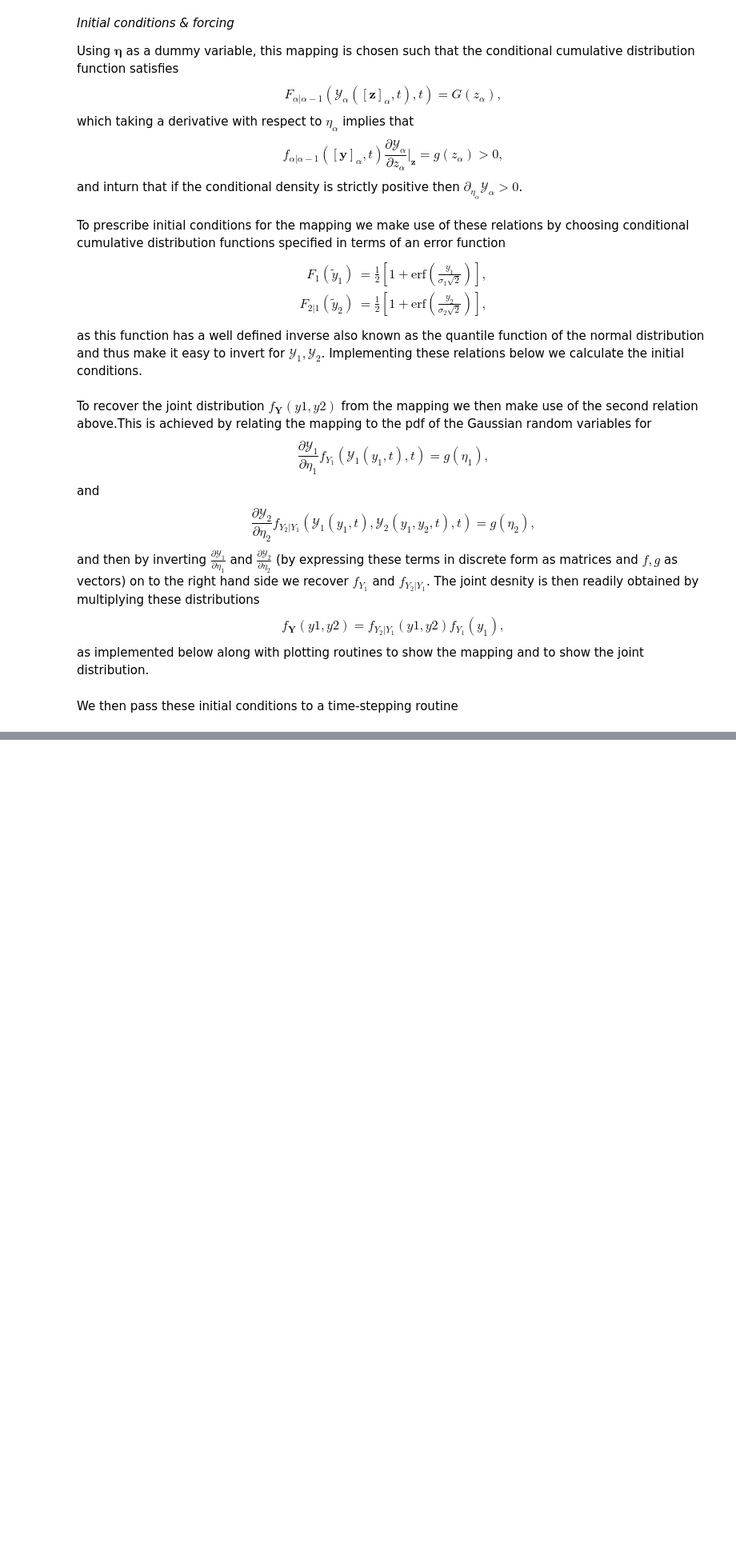
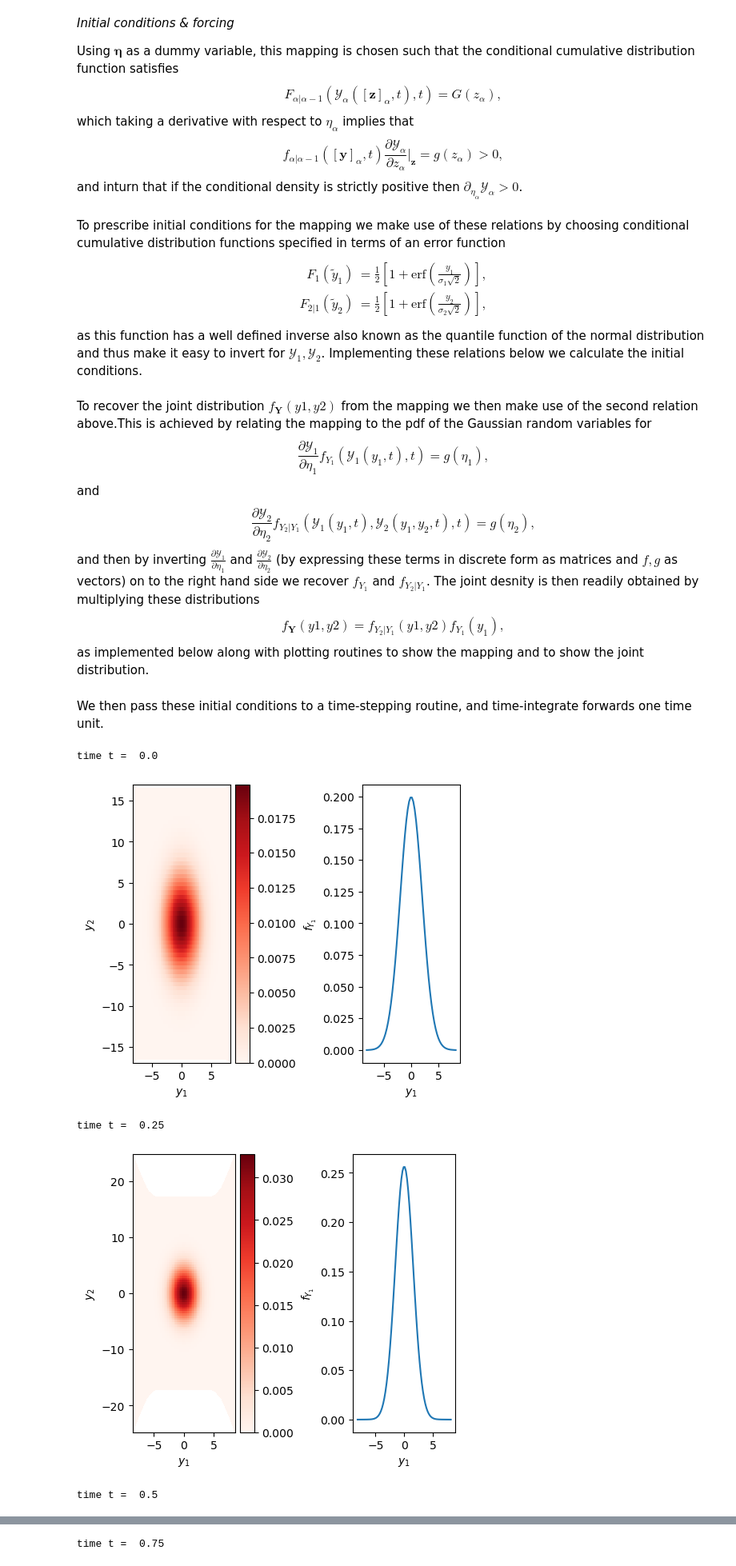
Before and after one commit to mannixp/D.strafity-mapping, a Jupyter notebook: Mapping/Part3_Mapping_2d.ipynb, the cells around one changed output, grey strips where cells are left out. Shown at 80% size. Cells and saved outputs as stored; diff of their text form; code cells hidden in the pictures; blank space fills up the shorter version.

```diff
--- a/Mapping/Part3_Mapping_2d.ipynb
+++ b/Mapping/Part3_Mapping_2d.ipynb
@@ -295,16 +316,43 @@ def plot_joint(y1_1d,f_1, y1_2d,y2_2d,f_12):
     ax2.set_xlabel(r'$y_1$')
     ax2.set_ylabel(r'$f_{Y_1}$')
 
-    ax3 = fig.add_subplot(1, 3, 3)
-    f_2 = np.zeros(N2)
-    for j in range(N2):
-        f_2[j] = np.trapezoid(y=f_12[:,j],x=y1[:,j])
-    ax3.plot(y2[0,:],f_2)
-    ax3.set_xlabel(r'$y_2$')
-    ax3.set_ylabel(r'$f_{Y_2}$')
+    # ax3 = fig.add_subplot(1, 3, 3)
+    # f_2 = np.zeros(N2)
+    # for j in range(N2):
+    #     f_2[j] = np.trapezoid(y=f_12[:,j],x=y1[:,j])
+    # ax3.plot(y2[0,:],f_2)
+    # ax3.set_xlabel(r'$y_2$')
+    # ax3.set_ylabel(r'$f_{Y_2}$')
 
     plt.show()
 
     return None
 # %% [markdown]
-We then pass these initial conditions to a time-stepping routine
+We then pass these initial conditions to a time-stepping routine, and time-integrate forwards one time unit.
+# %%
+# Standard deviations for initial condition
+σ1 = 2
+Y1 = (erfinv(2*G(z1) - 1)*σ1*np.sqrt(2))
+
+σ2 = 4
+Y2 = (erfinv(2*G(z2_2d) - 1)*σ2*np.sqrt(2)).flatten()
+
+dt = 0.001
+nt = 1000
+
+for i in range(nt):
+    Y2 +=  L2 @ Y2 * dt
+    Y1 +=  L1 @ Y1 * dt
+
+
+    if i % (nt/4) == 0:
+        print('time t = ',i*dt)
+        #plot_mapping(z1,Y1, z1_2d,z2_2d,Y2)
+        OUT = map_to_pdf(z1,Y1, z2_2d,Y2)
+        plot_joint(*OUT)
+# %% [output]
+time t =  0.0
+[figure, added]
+time t =  0.25
+[figure, added]
+time t =  0.5
@@ -310,0 +360 @@ We then pass these initial conditions to a time-stepping routine
+time t =  0.75
```
Also changed, not shown: parts of 11 cells of this notebook, 3 other files.
